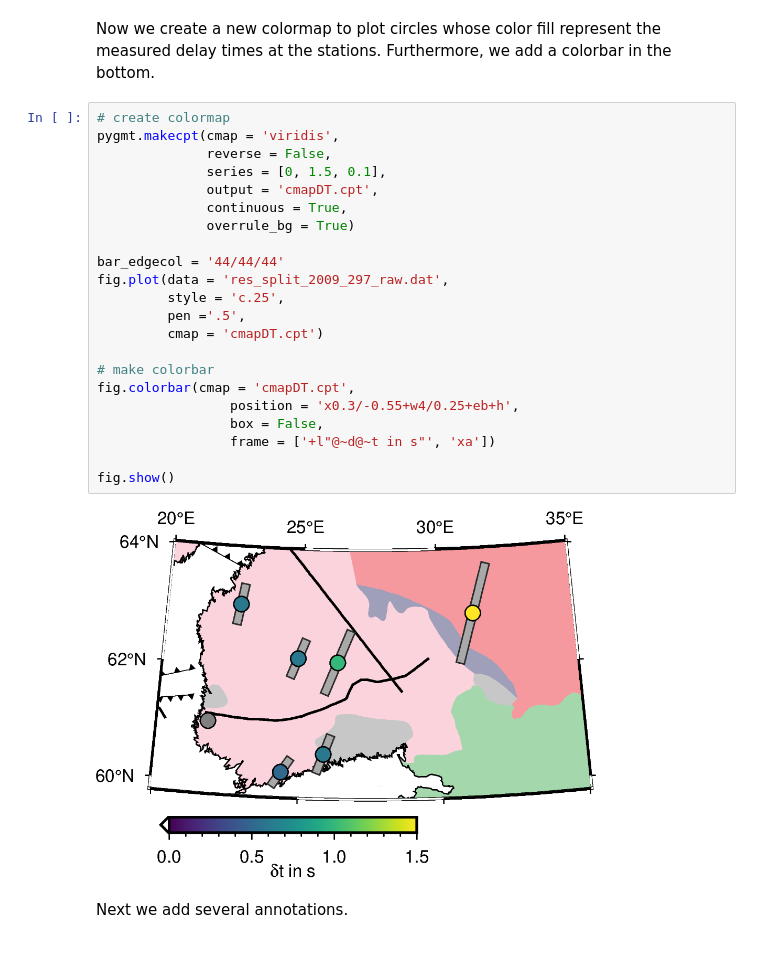
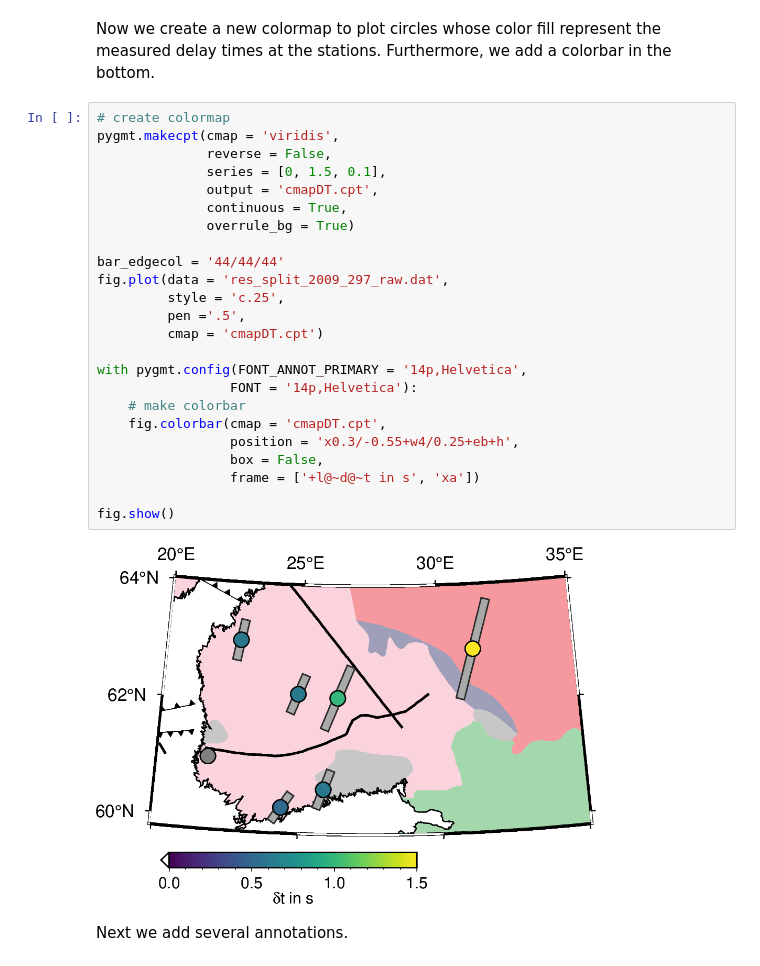
Before and after one commit to michaelgrund/GMT-plotting, a Jupyter notebook: 009_paper_GR2020/pygmt_jn_fig_14/GR_2020_Fig_14.ipynb, the cells around one changed output. Cells and saved outputs as stored; diff of their text form.

```diff
--- a/009_paper_GR2020/pygmt_jn_fig_14/GR_2020_Fig_14.ipynb
+++ b/009_paper_GR2020/pygmt_jn_fig_14/GR_2020_Fig_14.ipynb
@@ -199,27 +200,29 @@ Now we create a new colormap to plot circles whose color fill represent the meas
 # %%
 # create colormap
 pygmt.makecpt(cmap = 'viridis',
               reverse = False,
               series = [0, 1.5, 0.1],
               output = 'cmapDT.cpt',
               continuous = True,
               overrule_bg = True)
 
 bar_edgecol = '44/44/44'
 fig.plot(data = 'res_split_2009_297_raw.dat',
          style = 'c.25',
          pen ='.5',
          cmap = 'cmapDT.cpt')
 
-# make colorbar
-fig.colorbar(cmap = 'cmapDT.cpt',
+with pygmt.config(FONT_ANNOT_PRIMARY = '14p,Helvetica',
+                 FONT = '14p,Helvetica'):
+    # make colorbar
+    fig.colorbar(cmap = 'cmapDT.cpt',
                  position = 'x0.3/-0.55+w4/0.25+eb+h',
                  box = False,
-                 frame = ['+l"@~d@~t in s"', 'xa'])
+                 frame = ['+l@~d@~t in s', 'xa'])
 
 fig.show()
 # %% [output]
-[figure, old version]
+[figure, new version]
 # %% [markdown]
 Next we add several annotations.
 # %%
```
Also changed, not shown: parts of 9 cells of this notebook, 10 other files.
